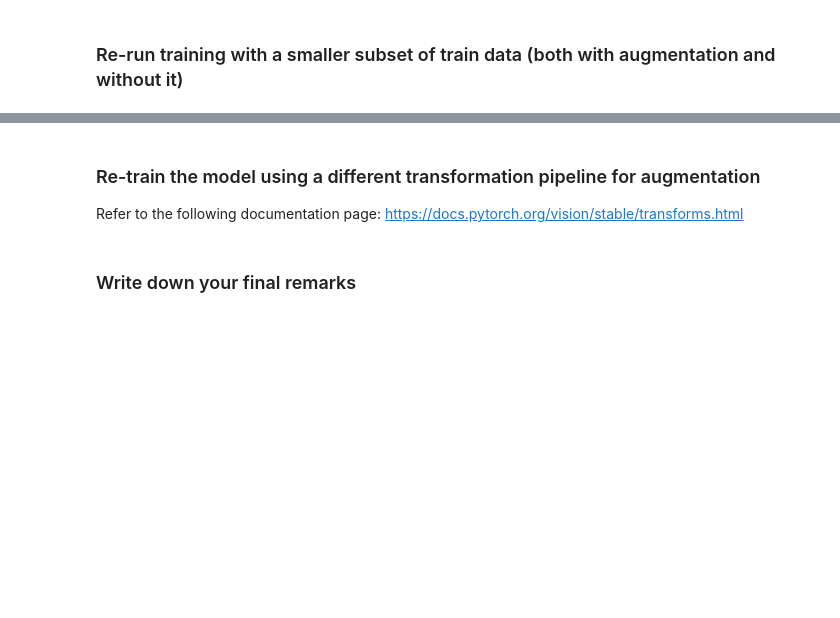
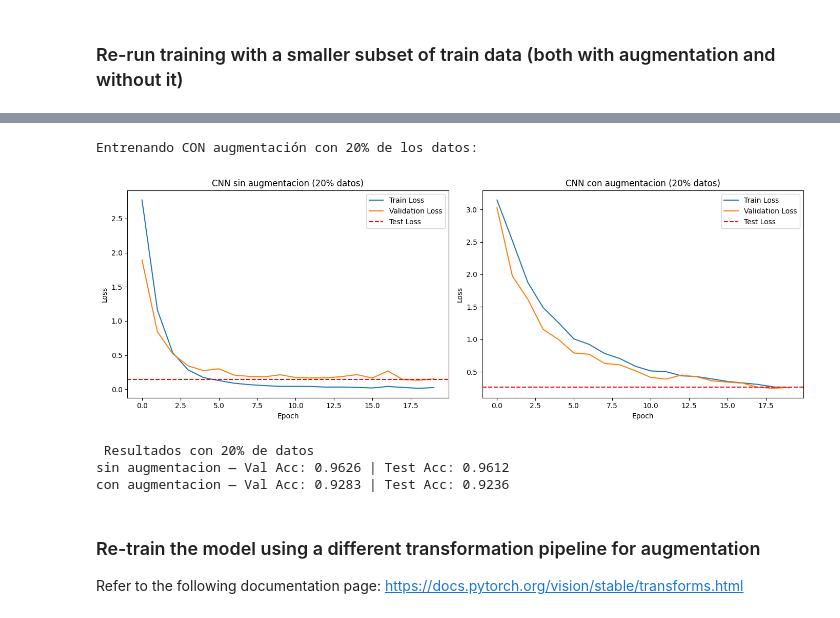
Before and after one commit to edgardlt03/ICO-Trabajos, a Jupyter notebook: participacion_7_abril_6_augmentation.ipynb, the cells around one changed output, grey strips where cells are left out. Drawn from its saved outputs; the diff is of its cells as text; code cells hidden in the pictures; blank space fills up the shorter version.

```diff
--- a/participacion_7_abril_6_augmentation.ipynb
+++ b/participacion_7_abril_6_augmentation.ipynb
@@ -428,2 +432,12 @@ plt.show()
 # %% [markdown]
 ### Re-run training with a smaller subset of train data (both with augmentation and without it)
+# %%
+# Tomar solo el 20% del training data
+subset_size = int(len(train_df) * 0.2)
+train_df_small = train_df.sample(n=subset_size, random_state=42).reset_index(drop=True)
+
+train_data_small = AslDataset(train_df_small)
+train_loader_small = DataLoader(train_data_small, batch_size=32, shuffle=True)
+
+print(f"Tamano original del training set: {len(train_df)}")
+print(f"Tamano del subconjunto (20%):      {len(train_df_small)}")
@@ -430,6 +472,62 @@ plt.show()
+# %%
+model_cnn_small_aug = nn.Sequential(
+    ConvolutionalBlock(IMG_CHANNELS, 25, 0),
+    ConvolutionalBlock(25, 50, 0.2),
+    ConvolutionalBlock(50, 75, 0),
+
+    nn.Flatten(),
+    nn.Linear(75 * 3 * 3, 512),
+    nn.Dropout(.3),
+    nn.ReLU(),
+
+    nn.Linear(512, 24)
+)
+
+model_cnn_small_aug = model_cnn_small_aug.to(device)
+
+epochs = 20
+loss_function = nn.CrossEntropyLoss()
+optimizer = Adam(model_cnn_small_aug.parameters())
+
+
+cnn_small_aug_res = train(model_cnn_small_aug, train_loader_small, val_loader, loss_function, optimizer, epochs, random_transforms)
+cnn_small_aug_test_loss, cnn_small_aug_test_acc = test(model_cnn_small_aug, test_loader, loss_function)
+# %% [output]
+Entrenando CON augmentación con 20% de los datos:
+# %%
+fig, axes = plt.subplots(1, 2, figsize=(14, 5))
+
+# Grafica izquierda sin augmentacion
+axes[0].plot(cnn_small_res['train_loss'], label='Train Loss')
+axes[0].plot(cnn_small_res['val_loss'], label='Validation Loss')
+axes[0].axhline(cnn_small_test_loss, label='Test Loss', linestyle='--', color='r')
+axes[0].set_title('CNN sin augmentacion (20% datos)')
+axes[0].set_xlabel('Epoch')
+axes[0].set_ylabel('Loss')
+axes[0].legend()
+
+# Grafica derecha com augmentacion
+axes[1].plot(cnn_small_aug_res['train_loss'], label='Train Loss')
+axes[1].plot(cnn_small_aug_res['val_loss'], label='Validation Loss')
+axes[1].axhline(cnn_small_aug_test_loss, label='Test Loss', linestyle='--', color='r')
+axes[1].set_title('CNN con augmentacion (20% datos)')
+axes[1].set_xlabel('Epoch')
+axes[1].set_ylabel('Loss')
+axes[1].legend()
+
+plt.tight_layout()
+plt.show()
+
+print()
+print(" Resultados con 20% de datos ")
+print(f"sin augmentacion — Val Acc: {cnn_small_res['val_acc'][-1]:.4f} | Test Acc: {cnn_small_test_acc:.4f}")
+print(f"con augmentacion — Val Acc: {cnn_small_aug_res['val_acc'][-1]:.4f} | Test Acc: {cnn_small_aug_test_acc:.4f}")
+# %% [output]
+[figure, added]
+ Resultados con 20% de datos
+sin augmentacion — Val Acc: 0.9626 | Test Acc: 0.9612
+con augmentacion — Val Acc: 0.9283 | Test Acc: 0.9236
 # %% [markdown]
 ### Re-train the model using a different transformation pipeline for augmentation
 
 Refer to the following documentation page: https://docs.pytorch.org/vision/stable/transforms.html
-# %% [markdown]
-### Write down your final remarks
```
Also changed, not shown: parts of 8 cells of this notebook.
